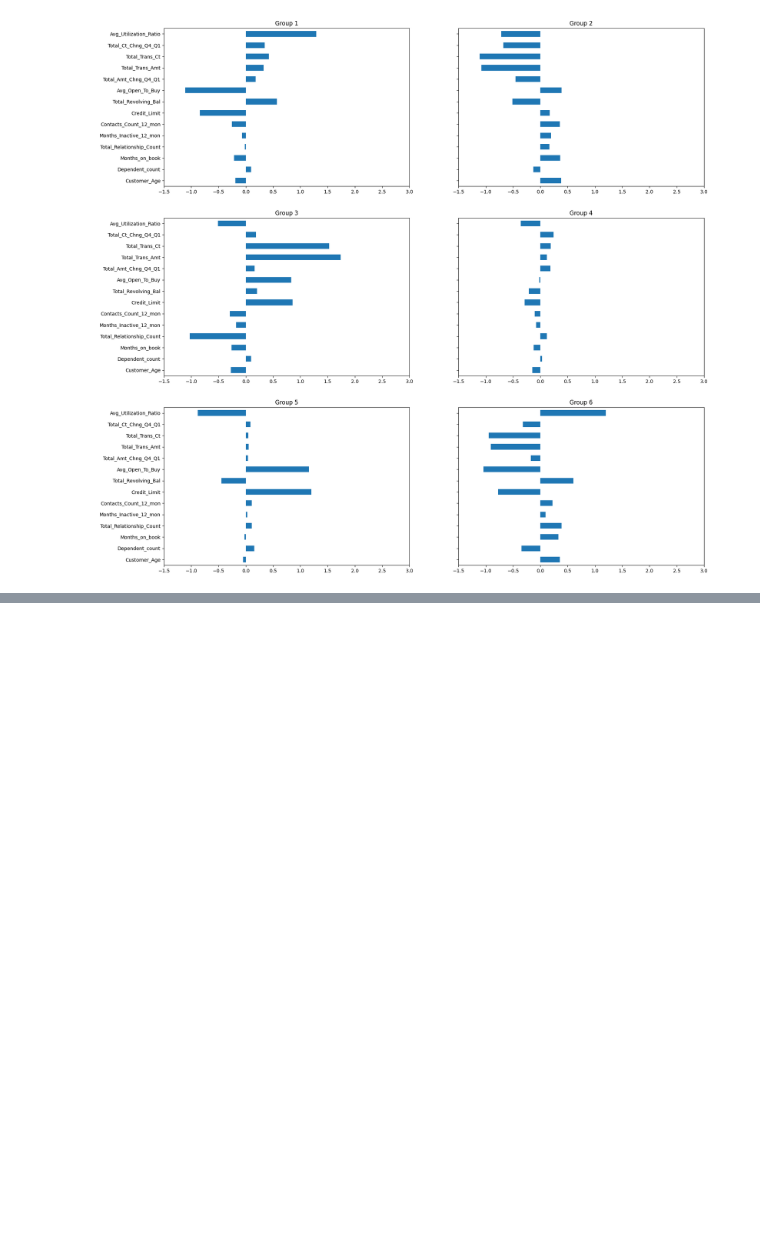
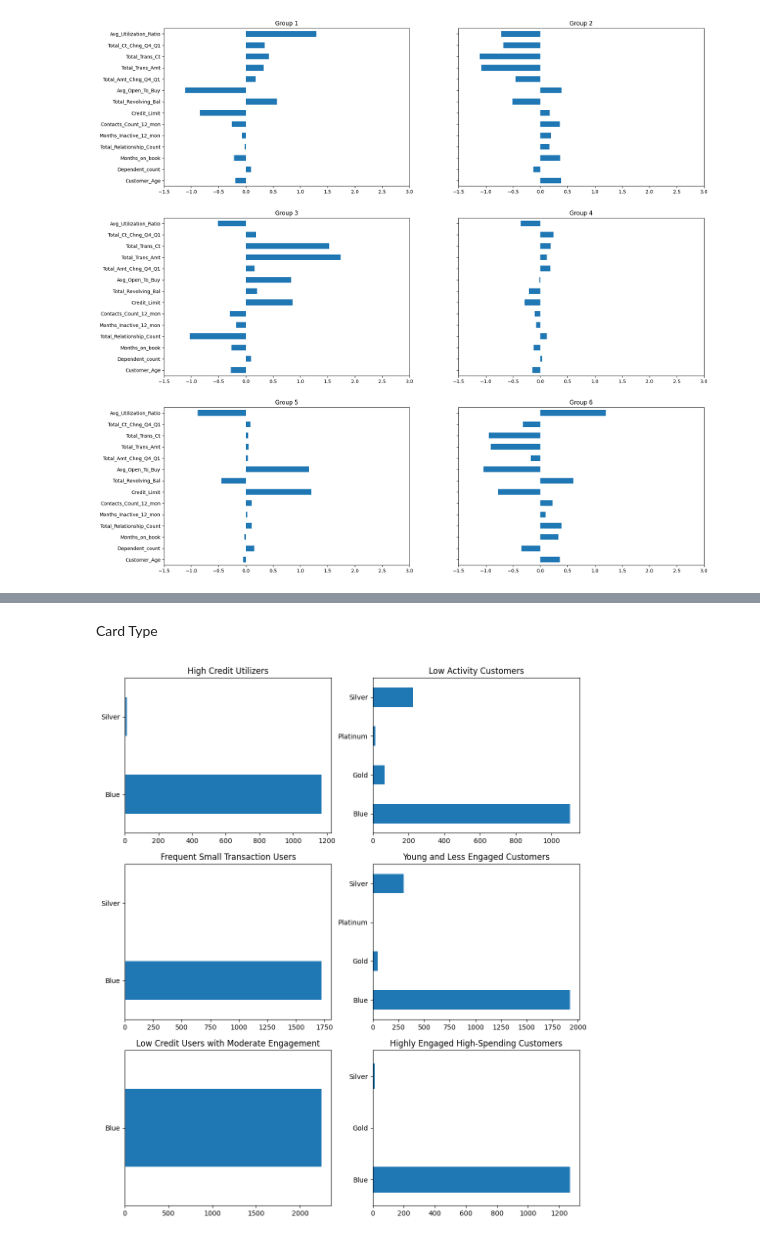
Before and after one commit to muntadherabdulhusein/DA_projects-credit-card-churn, a Jupyter notebook: Yeliz/yeliz_clus.ipynb, the cells around one changed output, grey strips where cells are left out. Saved outputs shown, nothing was run; the diff lists cells and outputs as text; code cells hidden in the pictures; blank space fills up the shorter version.

```diff
--- a/Yeliz/yeliz_clus.ipynb
+++ b/Yeliz/yeliz_clus.ipynb
@@ -276,0 +279,14 @@ plt.show()
+# %% [markdown]
+Card Type
+# %%
+fix, axs = plt.subplots(ncols=2,nrows=3, figsize=(12,14))
+
+df[df['cluster'] == 0]['Card_Category'].value_counts().sort_index().plot.barh(ax=axs[0,0], ylabel='', title='High Credit Utilizers')
+df[df['cluster'] == 1]['Card_Category'].value_counts().sort_index().plot.barh(ax=axs[0,1], ylabel='', title='Low Activity Customers')
+df[df['cluster'] == 2]['Card_Category'].value_counts().sort_index().plot.barh(ax=axs[1,0], ylabel='', title='Frequent Small Transaction Users')
+df[df['cluster'] == 3]['Card_Category'].value_counts().sort_index().plot.barh(ax=axs[1,1], ylabel='', title='Young and Less Engaged Customers')
+df[df['cluster'] == 4]['Card_Category'].value_counts().sort_index().plot.barh(ax=axs[2,0], ylabel='', title='Low Credit Users with Moderate Engagement')
+df[df['cluster'] == 5]['Card_Category'].value_counts().sort_index().plot.barh(ax=axs[2,1], ylabel='', title='Highly Engaged High-Spending Customers')
+plt.show()
+# %% [output]
+[figure, added]
```
Also changed, not shown: parts of 6 cells of this notebook, 1 other file.
